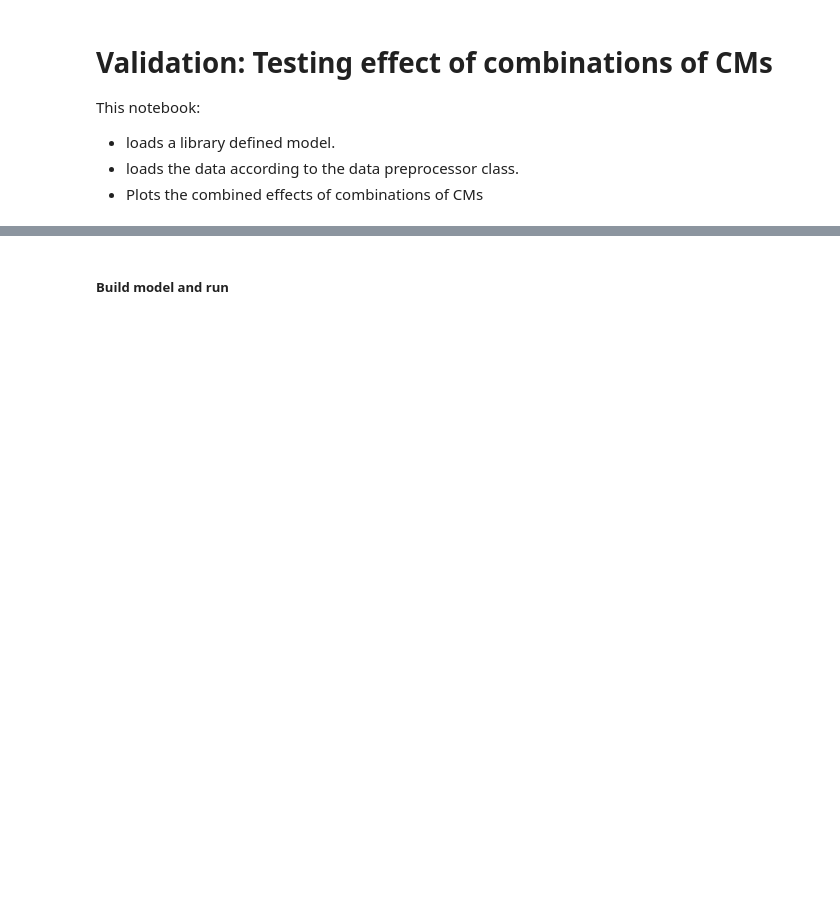
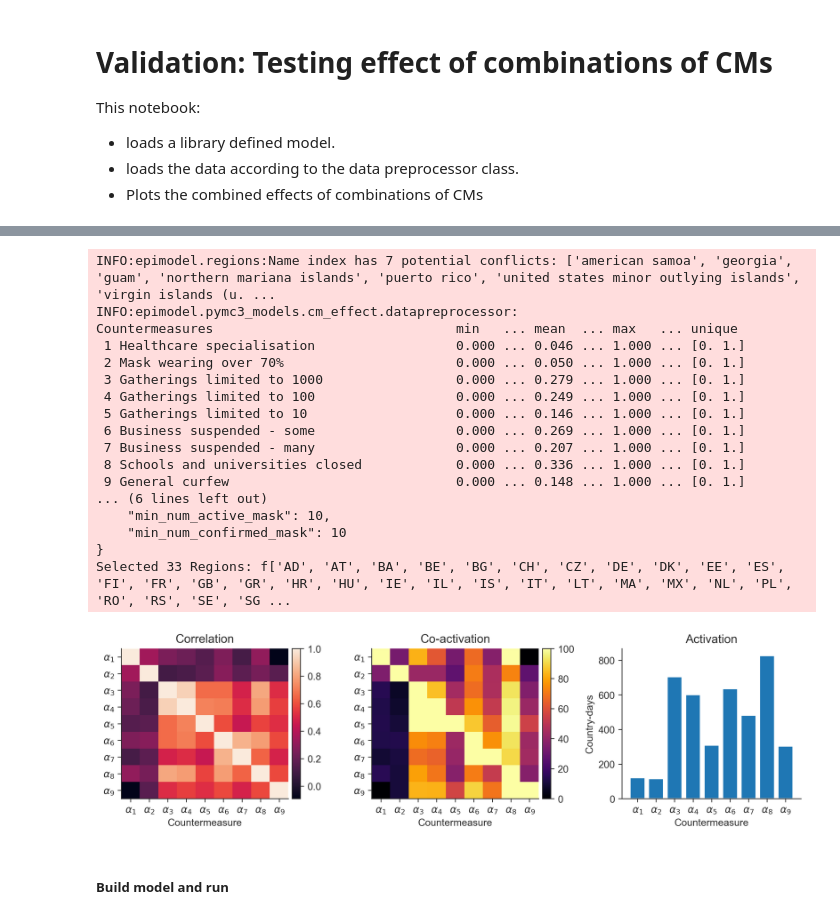
Before and after one commit to AnnieStephenson/epimodel, a Jupyter notebook: notebooks/sensitivity_stability_checks/cm_combined_effects.ipynb, the cells around one changed output, grey strips where cells are left out. Drawn from its saved outputs; the diff is of its cells as text; code cells hidden in the pictures; blank space fills up the shorter version.

```diff
--- a/notebooks/sensitivity_stability_checks/cm_combined_effects.ipynb
+++ b/notebooks/sensitivity_stability_checks/cm_combined_effects.ipynb
@@ -36,24 +33,42 @@ from epimodel.pymc3_models.cm_effect.datapreprocessor import DataPreprocessor
 
 %matplotlib inline
 # %%
-regions = ['AT', 'BA', 'BE', 'BG', 'CH', 'CZ', 'DE', 'DK', 'EE', 'ES', 'FI', 'FR', 'GB', 'GR', 'HR', 'HU', 'IE', 'IS', 'IT', 'LT', 'NL', 'PL', 'RO', 'RS', 'RU', 'SE', 'SI', 'SK']
-# Same, outside Europe
-regions += ['AD', 'CN-HK', 'EG', 'IL', 'JP', 'KR', 'MX', 'SG']
+regions = ['AD', 'AT', 'BA', 'BE', 'BG', 'CH', 'CZ', 'DE', 'DK', 'EE', 'ES', 'FI',
+           'FR', 'GB', 'GR', 'HR', 'HU', 'IE', 'IL', 'IS', 'IT', 'LT', 'MA', 'MX',
+           'MY', 'NL', 'PL', 'RO', 'RS', 'SE', 'SG', 'SI', 'SK', 'ZA']
 
-features = ['Masks over 60',
- 'Asymptomatic contact isolation',
- 'Gatherings limited to 10',
- 'Gatherings limited to 100',
- 'Gatherings limited to 1000',
- 'Business suspended - some',
- 'Business suspended - many',
- 'Schools and universities closed',
- 'General curfew - permissive',
- 'General curfew - strict',
- 'Healthcare specialisation over 0.2']
+features = ['Healthcare specialisation',
+            'Mask wearing over 70%',
+            'Gatherings limited to 1000',
+            'Gatherings limited to 100',
+            'Gatherings limited to 10',
+            'Business suspended - some',
+            'Business suspended - many',
+            'Schools and universities closed',
+            'General curfew']
 
 dp = DataPreprocessor()
-data = dp.preprocess_data("../../data", regions, features)
+data = dp.preprocess_data("../../data", regions, features,
+                          selected_cm_set = "countermeasures-model-boolean_Gat3Bus2SchCurHespMa.csv")
+# %% [output]
+INFO:epimodel.regions:Name index has 7 potential conflicts: ['american samoa', 'georgia', 'guam', 'northern mariana islands', 'puerto rico', 'united states minor outlying islands', 'virgin islands (u. ...
+INFO:epimodel.pymc3_models.cm_effect.datapreprocessor:
+Countermeasures                               min   ... mean  ... max   ... unique
+ 1 Healthcare specialisation                  0.000 ... 0.046 ... 1.000 ... [0. 1.]
+ 2 Mask wearing over 70%                      0.000 ... 0.050 ... 1.000 ... [0. 1.]
+ 3 Gatherings limited to 1000                 0.000 ... 0.279 ... 1.000 ... [0. 1.]
+ 4 Gatherings limited to 100                  0.000 ... 0.249 ... 1.000 ... [0. 1.]
+ 5 Gatherings limited to 10                   0.000 ... 0.146 ... 1.000 ... [0. 1.]
+ 6 Business suspended - some                  0.000 ... 0.269 ... 1.000 ... [0. 1.]
+ 7 Business suspended - many                  0.000 ... 0.207 ... 1.000 ... [0. 1.]
+ 8 Schools and universities closed            0.000 ... 0.336 ... 1.000 ... [0. 1.]
+ 9 General curfew                             0.000 ... 0.148 ... 1.000 ... [0. 1.]
+... (6 lines left out)
+    "min_num_active_mask": 10,
+    "min_num_confirmed_mask": 10
+}
+Selected 33 Regions: f['AD', 'AT', 'BA', 'BE', 'BG', 'CH', 'CZ', 'DE', 'DK', 'EE', 'ES', 'FI', 'FR', 'GB', 'GR', 'HR', 'HU', 'IE', 'IL', 'IS', 'IT', 'LT', 'MA', 'MX', 'NL', 'PL', 'RO', 'RS', 'SE', 'SG ...
+[figure, added]
 # %% [markdown]
 ##### Build model and run
 # %%
```
Also changed, not shown: parts of 8 cells of this notebook.
